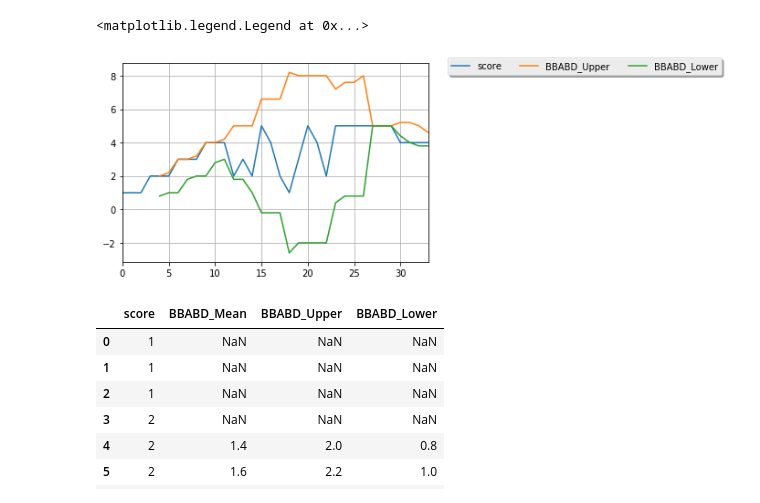
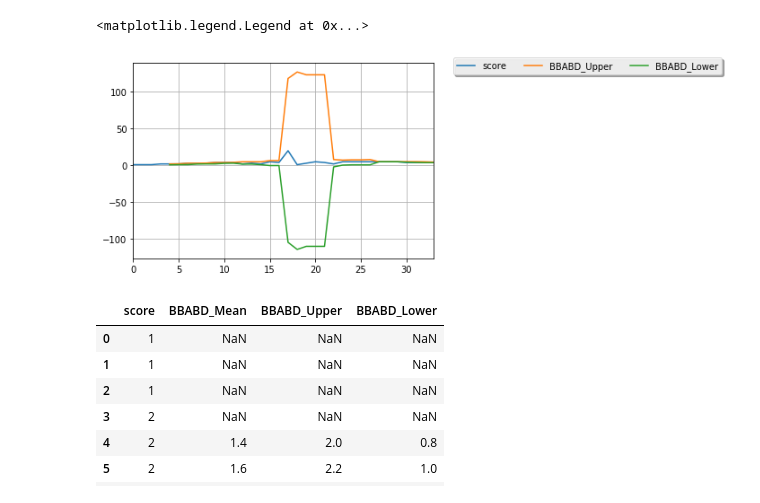
Before and after one commit to qwedsazxc78/ML_DL_Learning, a Jupyter notebook: Gemtek/BBAND.ipynb, the cells around one changed output. Saved outputs shown, nothing was run; the diff lists cells and outputs as text; code cells hidden in the pictures.

```diff
--- a/Gemtek/BBAND.ipynb
+++ b/Gemtek/BBAND.ipynb
@@ -45,19 +82,22 @@ TypeError: 'module' object is not callable
 # %%
 # Create data
-data = {'score': [1,1,1,2,2,2,3,3,3,4,4,4,2,3,2,5,4,2,1,3,5,4,2,5,5,5,5,5,5,5,4,4,4,4]}
+data = {'score': [1,1,1,2,2,2,3,3,3,4,4,4,2,3,2,5,4,20,1,3,5,4,2,5,5,5,5,5,5,5,4,4,4,4]}
 
-# Create dataframe
+
+# Calculate the moving average. That is, take
+# the first two values, average them,
+# then drop the first and add the third, etc.
 df = pd.DataFrame(data)
 rollingdata = df.rolling(window=5)
 MA = rollingdata.mean()
 MA_Var = rollingdata.var()
 newdf = df
-newdf["BBABD_Mean"]  = MA
-newdf["BBABD_Upper"] = MA + 2 * MA_Var
-newdf["BBABD_Lower"] = MA - 2 * MA_Var
+newdf["BBABD_Mean"] = MA
+newdf["BBABD_Upper"] = MA + 2* MA_Var
+newdf["BBABD_Lower"] = MA - 2* MA_Var
 
 newdf.plot(x = newdf.index, y = ['score', 'BBABD_Upper','BBABD_Lower',], grid = True)
 plt.legend(bbox_to_anchor = (1.05, 1.05), ncol = 3, fancybox = True, shadow = True)
 # %% [output]
 <matplotlib.legend.Legend at 0x...>
-[figure, old version]
+[figure, new version]
```
Also changed, not shown: parts of 6 cells of this notebook, 44 other files.
